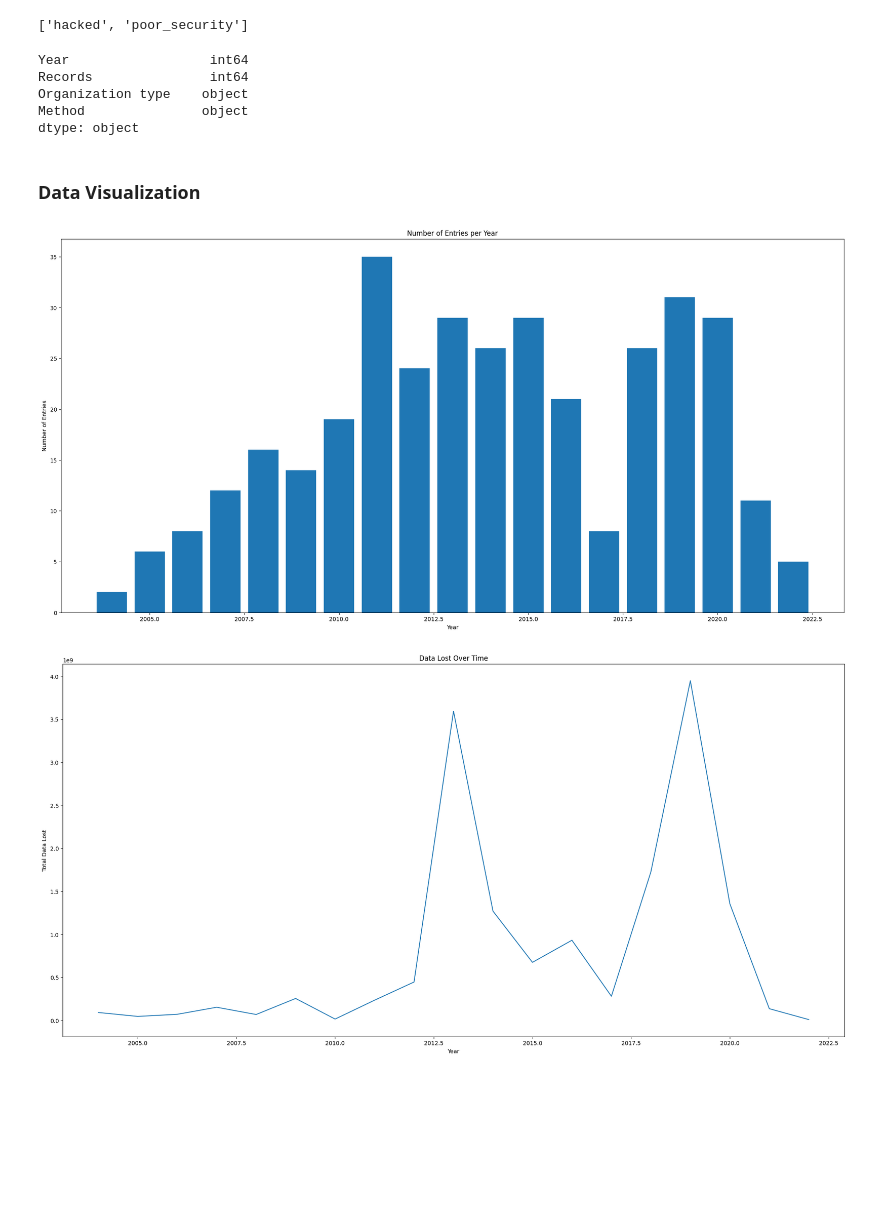
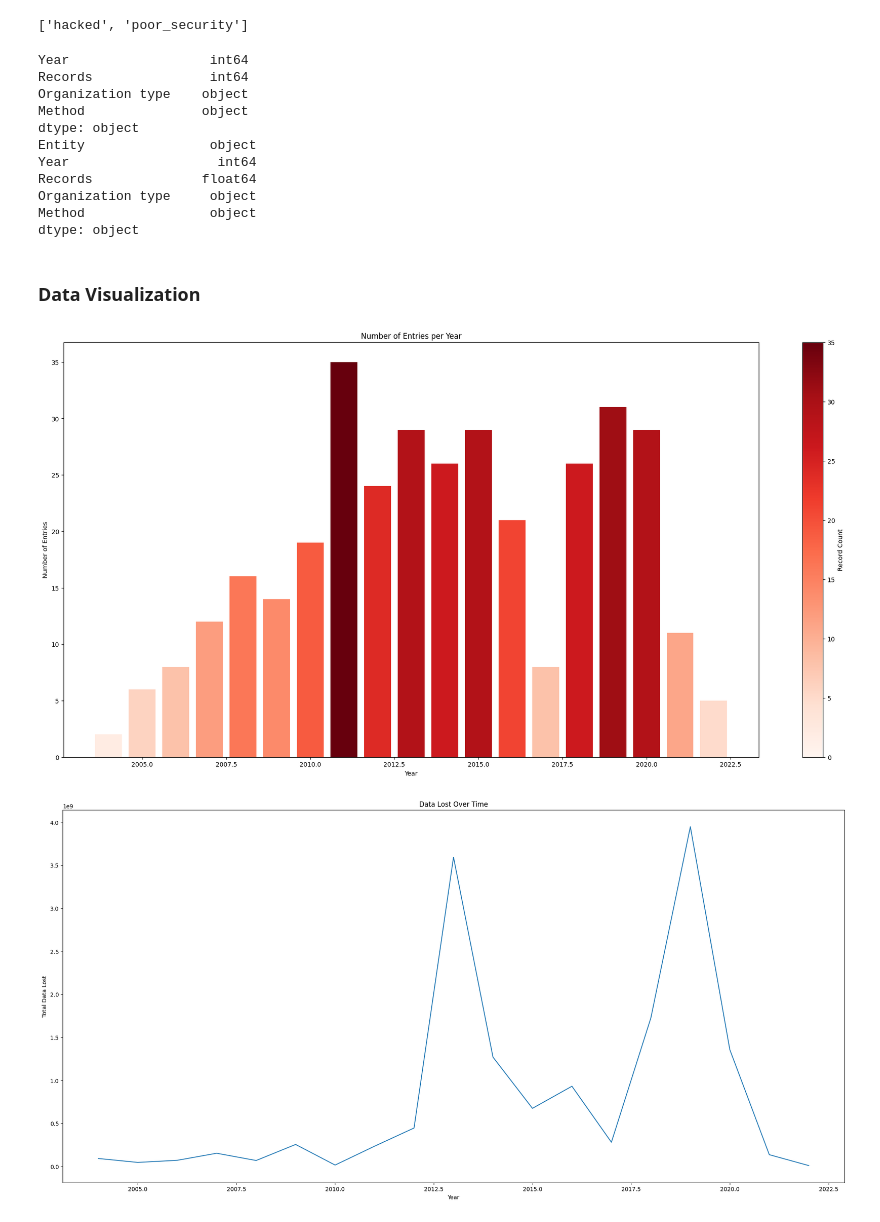
Before and after one commit to lxwooxy/detectingdatabreach, a Jupyter notebook: neuralnetwork.ipynb, the cells around one changed output. Saved outputs shown, nothing was run; the diff lists cells and outputs as text; code cells hidden in the pictures; blank space fills up the shorter version.

```diff
--- a/neuralnetwork.ipynb
+++ b/neuralnetwork.ipynb
@@ -551,7 +551,9 @@ for index, row in df_vis.iterrows():
 #if the organization type is government_database, replace it with "government"
     elif row['Organization type'] == 'government_database':
         df_vis.loc[index, 'Organization type'] = 'government'
-
+#replace "question_&_answer" with "demographic"
+if df_vis['Organization type'].str.contains('question_&_answer').any():
+    df_vis['Organization type'] = df_vis['Organization type'].str.replace('question_&_answer', 'demographic')
 print(df_vis["Organization type"].unique())
 # %% [output]
 ['healthcare' 'social' 'tech' 'advertising' 'telecommunications'
@@ -777,34 +784,62 @@ df_vis.drop("Entity", axis=1, inplace=True)
 df_vis["Records"] = df_vis["Records"].astype(int)
 # %%
 print(df_vis.dtypes)
+print(df_class.dtypes)
 # %% [output]
 Year                  int64
 Records               int64
 Organization type    object
 Method               object
 dtype: object
+Entity                object
+Year                   int64
+Records              float64
+Organization type     object
+Method                object
+dtype: object
 # %% [markdown]
 ### Data Visualization
 # %%
+import numpy as np
+#convert the years to ints
+df_vis['Year'] = df_vis['Year'].astype(int)
 # Grouping the data by year
 grouped_data = df_vis.groupby('Year').size()
 
 # Sorting the grouped data by year
 grouped_data = grouped_data.sort_index()
 
+# Convert the years to whole numbers
+grouped_data.index = grouped_data.index.astype(int)
+
 # Creating a bar plot with figsize
 fig, ax = plt.subplots(figsize=(25, 12))
-ax.bar(grouped_data.index, grouped_data.values)
+
+# Use a colormap to create a gradient effect
+norm = plt.Normalize(0, grouped_data.max())
+colors = plt.cm.Reds(norm(grouped_data.values))
+bars = ax.bar(grouped_data.index, grouped_data.values, color=colors)
 
 # Adding labels and title
 ax.set_xlabel('Year')
 ax.set_ylabel('Number of Entries')
 ax.set_title('Number of Entries per Year')
 
+# Add a colorbar to show the scale
+cbar = plt.colorbar(plt.cm.ScalarMappable(norm=norm, cmap='Reds'), ax=ax, orientation='vertical')
+cbar.set_label('Record Count')
+
+# Make the background transparent
+# fig.patch.set_alpha(0.0)
+# ax.patch.set_alpha(0.0)
+
+# Save the plot with a transparent background
+plt.savefig('graphs/entries.png', bbox_inches='tight', pad_inches=0.1)
+
 # Display the plot
 plt.show()
 # %% [output]
-[figure, old version]
+[figure, new version]
 # %%
 # Group the data by year and sum the records for each year
 data_lost_over_time = df_vis.groupby('Year')['Records'].sum()
```
Also changed, not shown: parts of 30 cells of this notebook, 34 other files.
